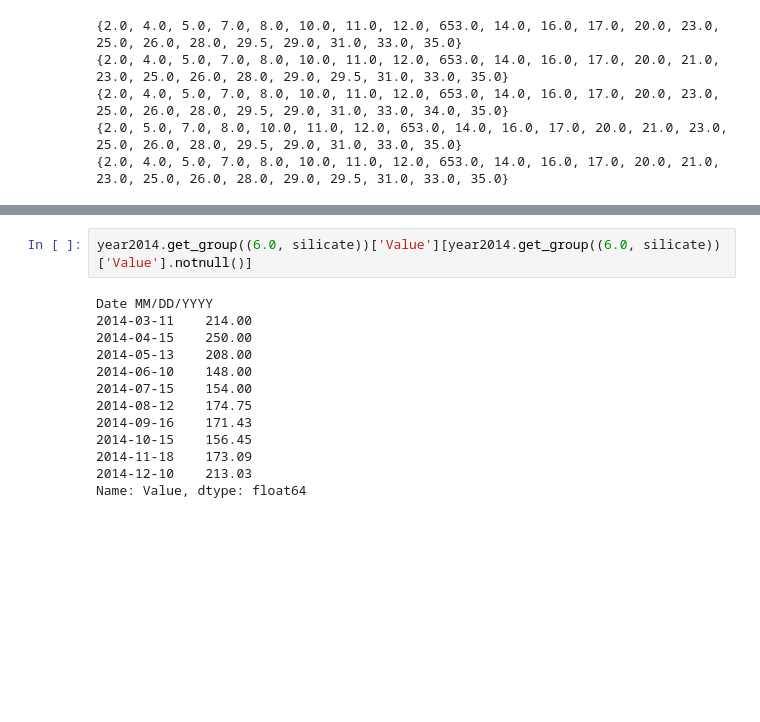
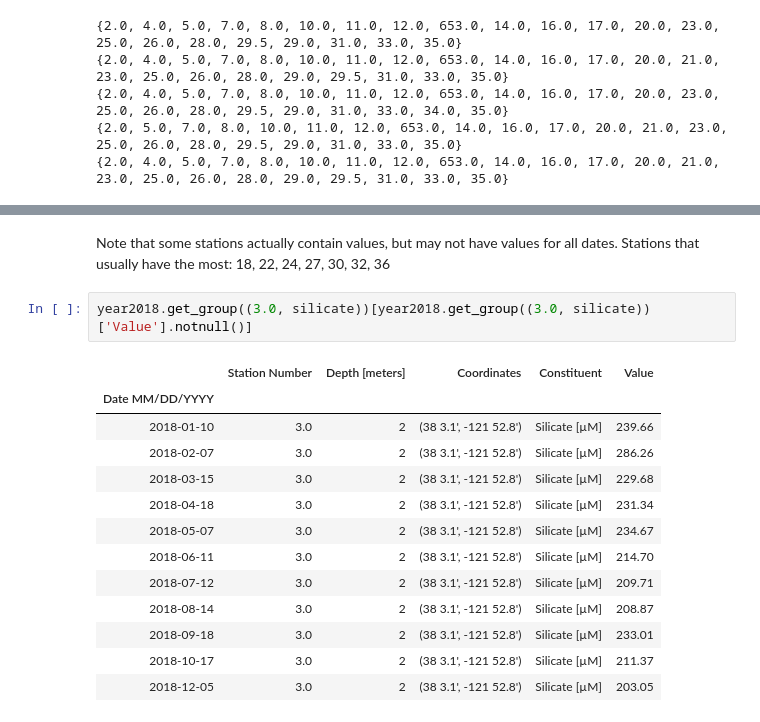
Before and after one commit to xbriandavid/bayareaWater, a Jupyter notebook: analysis.ipynb, the cells around one changed output, grey strips where cells are left out. Cells and saved outputs as stored; diff of their text form; blank space fills up the shorter version.

```diff
--- a/analysis.ipynb
+++ b/analysis.ipynb
@@ -280,15 +305,18 @@ for year in [year2014Sil, year2015Sil, year2016Sil, year2017Sil, year2018Sil]:
+# %% [markdown]
+Note that some stations actually contain values, but may not have values for all dates. Stations that usually have the most: 18, 22, 24, 27, 30, 32, 36
 # %%
-year2014.get_group((6.0, silicate))['Value'][year2014.get_group((6.0, silicate))['Value'].notnull()]
+year2018.get_group((3.0, silicate))[year2018.get_group((3.0, silicate))['Value'].notnull()]
 # %% [output]
-Date MM/DD/YYYY
-2014-03-11    214.00
-2014-04-15    250.00
-2014-05-13    208.00
-2014-06-10    148.00
-2014-07-15    154.00
-2014-08-12    174.75
-2014-09-16    171.43
-2014-10-15    156.45
-2014-11-18    173.09
-2014-12-10    213.03
-Name: Value, dtype: float64
+|  | Station Number | Depth [meters] | Coordinates | Constituent | Value |
+| Date MM/DD/YYYY |  |  |  |  |  |
+| 2018-01-10 | 3.0 | 2 | (38 3.1', -121 52.8') | Silicate [µM] | 239.66 |
+| 2018-02-07 | 3.0 | 2 | (38 3.1', -121 52.8') | Silicate [µM] | 286.26 |
+| 2018-03-15 | 3.0 | 2 | (38 3.1', -121 52.8') | Silicate [µM] | 229.68 |
+| 2018-04-18 | 3.0 | 2 | (38 3.1', -121 52.8') | Silicate [µM] | 231.34 |
+| 2018-05-07 | 3.0 | 2 | (38 3.1', -121 52.8') | Silicate [µM] | 234.67 |
+| 2018-06-11 | 3.0 | 2 | (38 3.1', -121 52.8') | Silicate [µM] | 214.70 |
+| 2018-07-12 | 3.0 | 2 | (38 3.1', -121 52.8') | Silicate [µM] | 209.71 |
+| 2018-08-14 | 3.0 | 2 | (38 3.1', -121 52.8') | Silicate [µM] | 208.87 |
+| 2018-09-18 | 3.0 | 2 | (38 3.1', -121 52.8') | Silicate [µM] | 233.01 |
+| 2018-10-17 | 3.0 | 2 | (38 3.1', -121 52.8') | Silicate [µM] | 211.37 |
+| 2018-12-05 | 3.0 | 2 | (38 3.1', -121 52.8') | Silicate [µM] | 203.05 |
```
Also changed, not shown: parts of 2 cells of this notebook.
